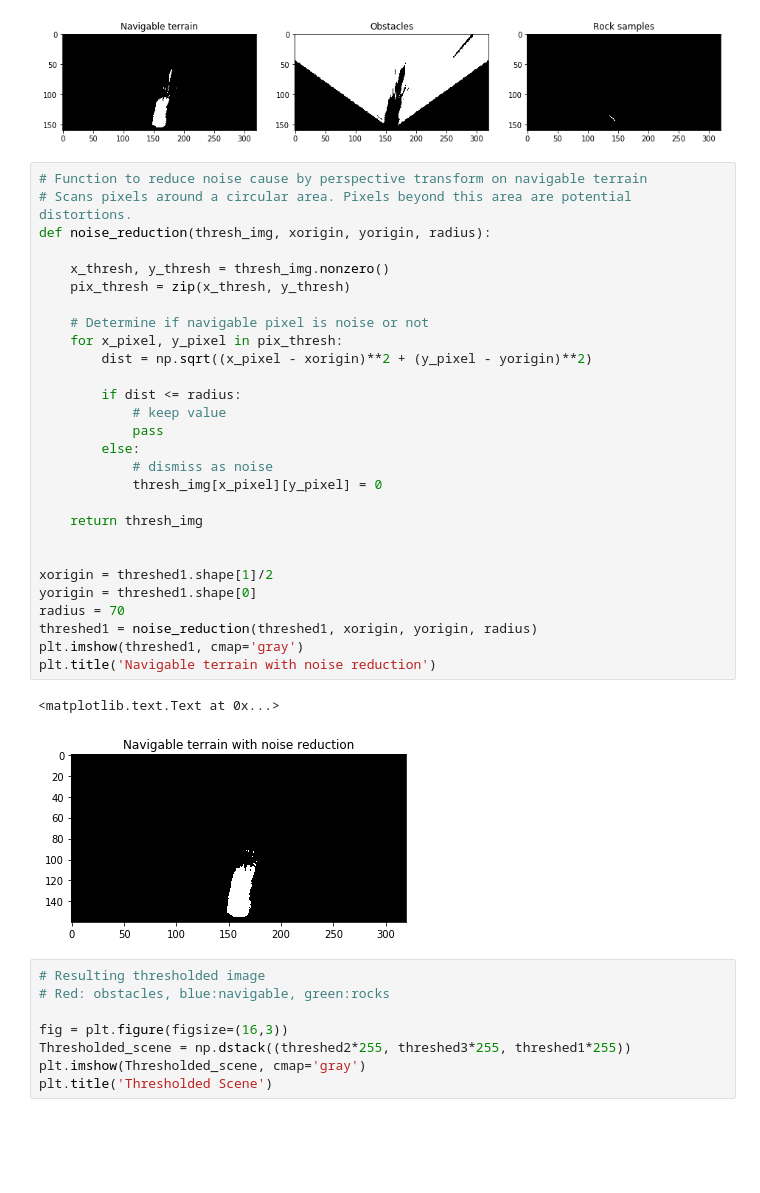
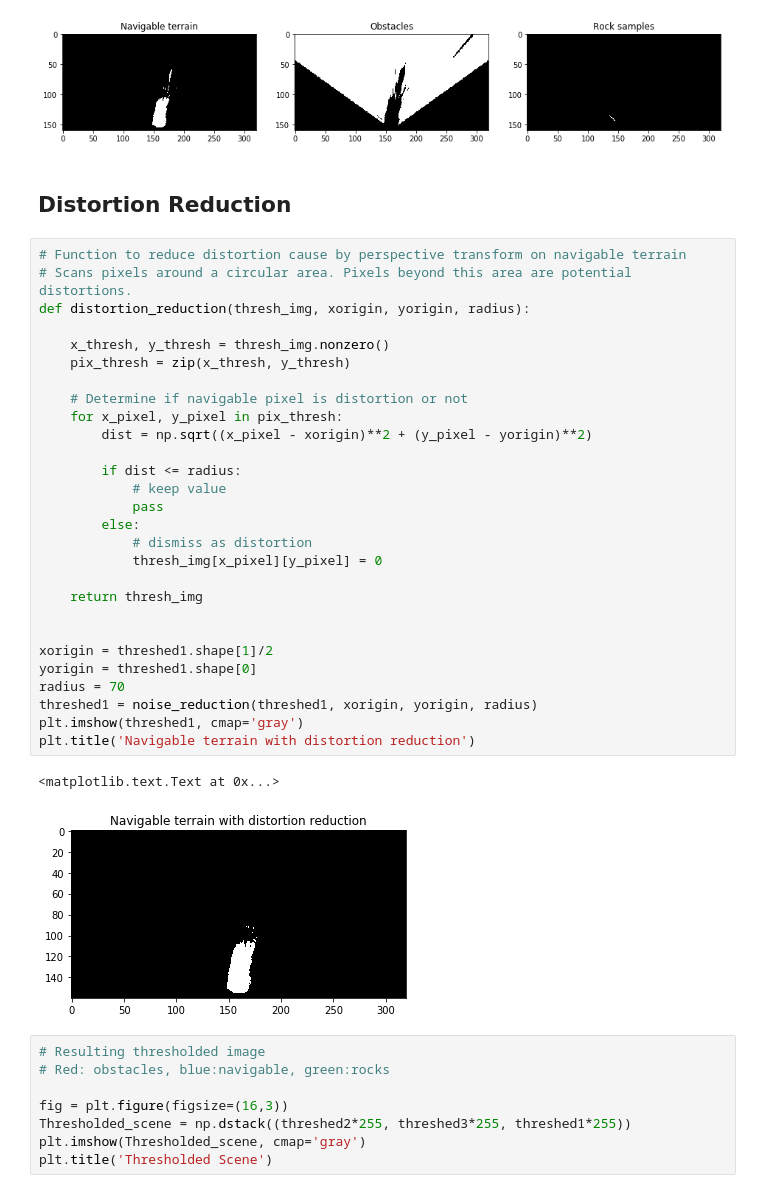
Before and after one commit to Tonks89/RoboND-Rover-Project, a Jupyter notebook: code/Rover_Project_Test_Notebook.ipynb, the cells around one changed output. Drawn from its saved outputs; the diff is of its cells as text; blank space fills up the shorter version.

```diff
--- a/code/Rover_Project_Test_Notebook.ipynb
+++ b/code/Rover_Project_Test_Notebook.ipynb
@@ -221,37 +221,39 @@ plt.title('Rock samples')
 # %% [output]
 <matplotlib.text.Text at 0x...>
 [figure]
+# %% [markdown]
+## Distortion Reduction
 # %%
-# Function to reduce noise cause by perspective transform on navigable terrain
+# Function to reduce distortion cause by perspective transform on navigable terrain
 # Scans pixels around a circular area. Pixels beyond this area are potential distortions.
-def noise_reduction(thresh_img, xorigin, yorigin, radius):
+def distortion_reduction(thresh_img, xorigin, yorigin, radius):
 
     x_thresh, y_thresh = thresh_img.nonzero()
     pix_thresh = zip(x_thresh, y_thresh)
 
-    # Determine if navigable pixel is noise or not
+    # Determine if navigable pixel is distortion or not
     for x_pixel, y_pixel in pix_thresh:
         dist = np.sqrt((x_pixel - xorigin)**2 + (y_pixel - yorigin)**2)
 
         if dist <= radius:
             # keep value
             pass
         else:
-            # dismiss as noise
+            # dismiss as distortion
             thresh_img[x_pixel][y_pixel] = 0
 
     return thresh_img
 
 
 xorigin = threshed1.shape[1]/2
 yorigin = threshed1.shape[0]
 radius = 70
 threshed1 = noise_reduction(threshed1, xorigin, yorigin, radius)
 plt.imshow(threshed1, cmap='gray')
-plt.title('Navigable terrain with noise reduction')
+plt.title('Navigable terrain with distortion reduction')
 # %% [output]
 <matplotlib.text.Text at 0x...>
-[figure, old version]
+[figure, new version]
 # %%
 # Resulting thresholded image
 # Red: obstacles, blue:navigable, green:rocks
```
Also changed, not shown: parts of 2 cells of this notebook, 8 other files.
